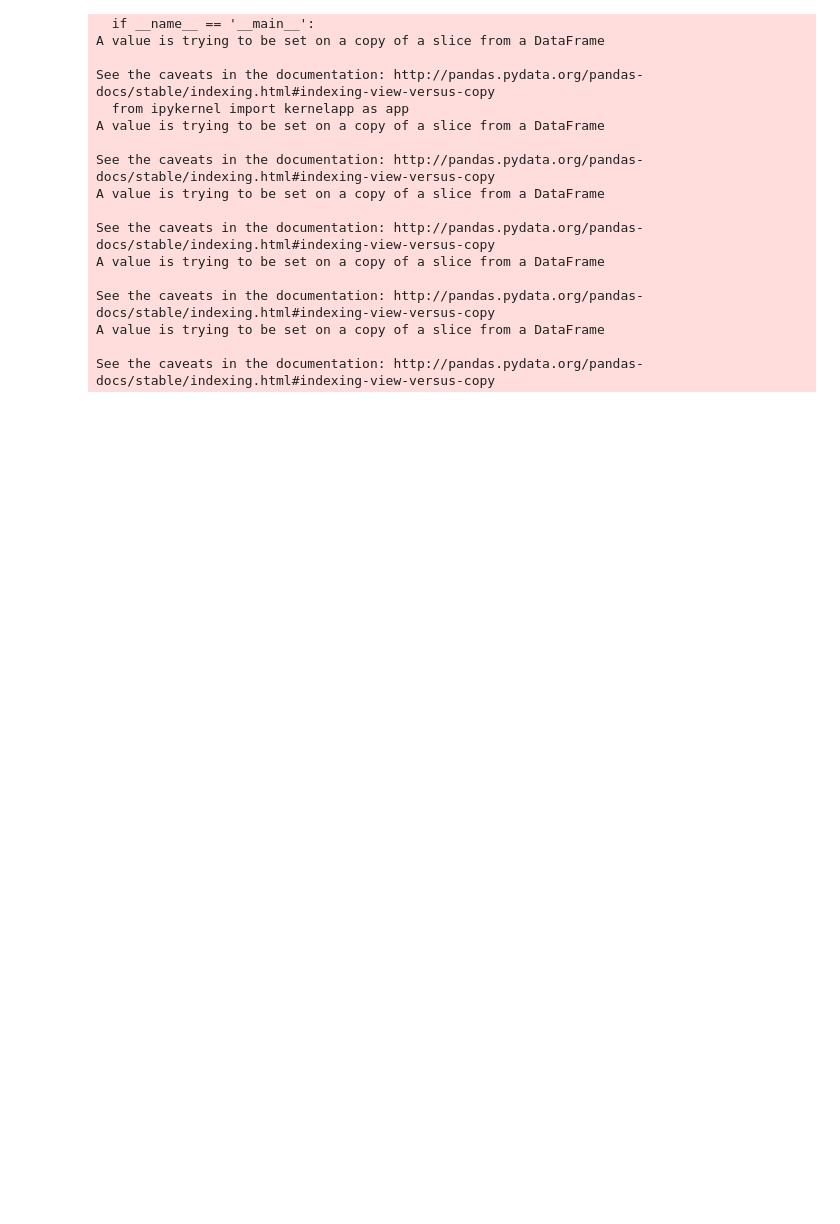
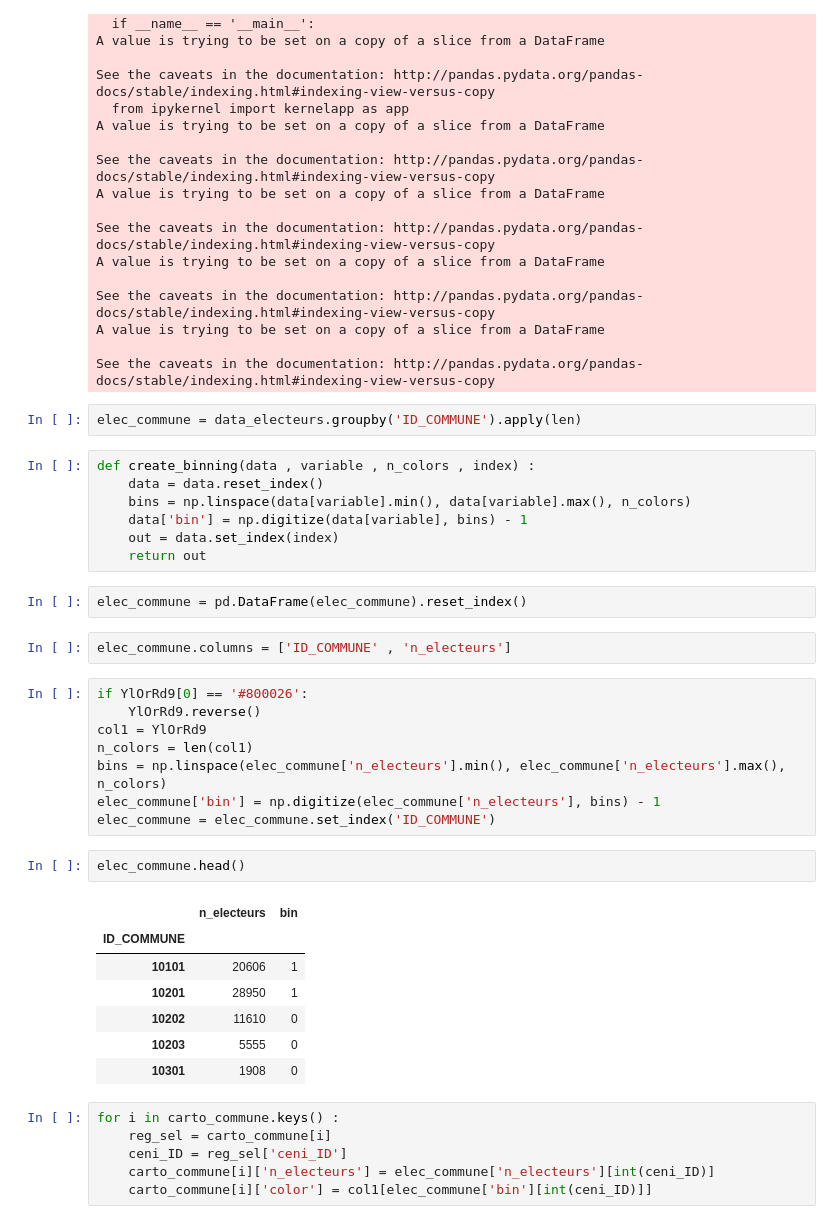
Before and after one commit to grlurton/niger_election, a Jupyter notebook: Communes Mapping.ipynb, the cells around one changed output. Cells and saved outputs as stored; diff of their text form; blank space fills up the shorter version.

Commit message:
final commune mapping of raw numbers

```diff
--- a/Communes Mapping.ipynb
+++ b/Communes Mapping.ipynb
@@ -224,6 +182,43 @@ See the caveats in the documentation: http://pandas.pydata.org/pandas-docs/stabl
 A value is trying to be set on a copy of a slice from a DataFrame
 
 See the caveats in the documentation: http://pandas.pydata.org/pandas-docs/stable/indexing.html#indexing-view-versus-copy
+# %%
+elec_commune = data_electeurs.groupby('ID_COMMUNE').apply(len)
+# %%
+def create_binning(data , variable , n_colors , index) :
+    data = data.reset_index()
+    bins = np.linspace(data[variable].min(), data[variable].max(), n_colors)
+    data['bin'] = np.digitize(data[variable], bins) - 1
+    out = data.set_index(index)
+    return out
+# %%
+elec_commune = pd.DataFrame(elec_commune).reset_index()
+# %%
+elec_commune.columns = ['ID_COMMUNE' , 'n_electeurs']
+# %%
+if YlOrRd9[0] == '#800026':
+    YlOrRd9.reverse()
+col1 = YlOrRd9
+n_colors = len(col1)
+bins = np.linspace(elec_commune['n_electeurs'].min(), elec_commune['n_electeurs'].max(), n_colors)
+elec_commune['bin'] = np.digitize(elec_commune['n_electeurs'], bins) - 1
+elec_commune = elec_commune.set_index('ID_COMMUNE')
+# %%
+elec_commune.head()
+# %% [output]
+|  | n_electeurs | bin |
+| ID_COMMUNE |  |  |
+| 10101 | 20606 | 1 |
+| 10201 | 28950 | 1 |
+| 10202 | 11610 | 0 |
+| 10203 | 5555 | 0 |
+| 10301 | 1908 | 0 |
+# %%
+for i in carto_commune.keys() :
+    reg_sel = carto_commune[i]
+    ceni_ID = reg_sel['ceni_ID']
+    carto_commune[i]['n_electeurs'] = elec_commune['n_electeurs'][int(ceni_ID)]
+    carto_commune[i]['color'] = col1[elec_commune['bin'][int(ceni_ID)]]
 # %%
 regions_names = []
 regions_ID = []
```
Also changed, not shown: parts of 11 cells of this notebook, 1 other file.
